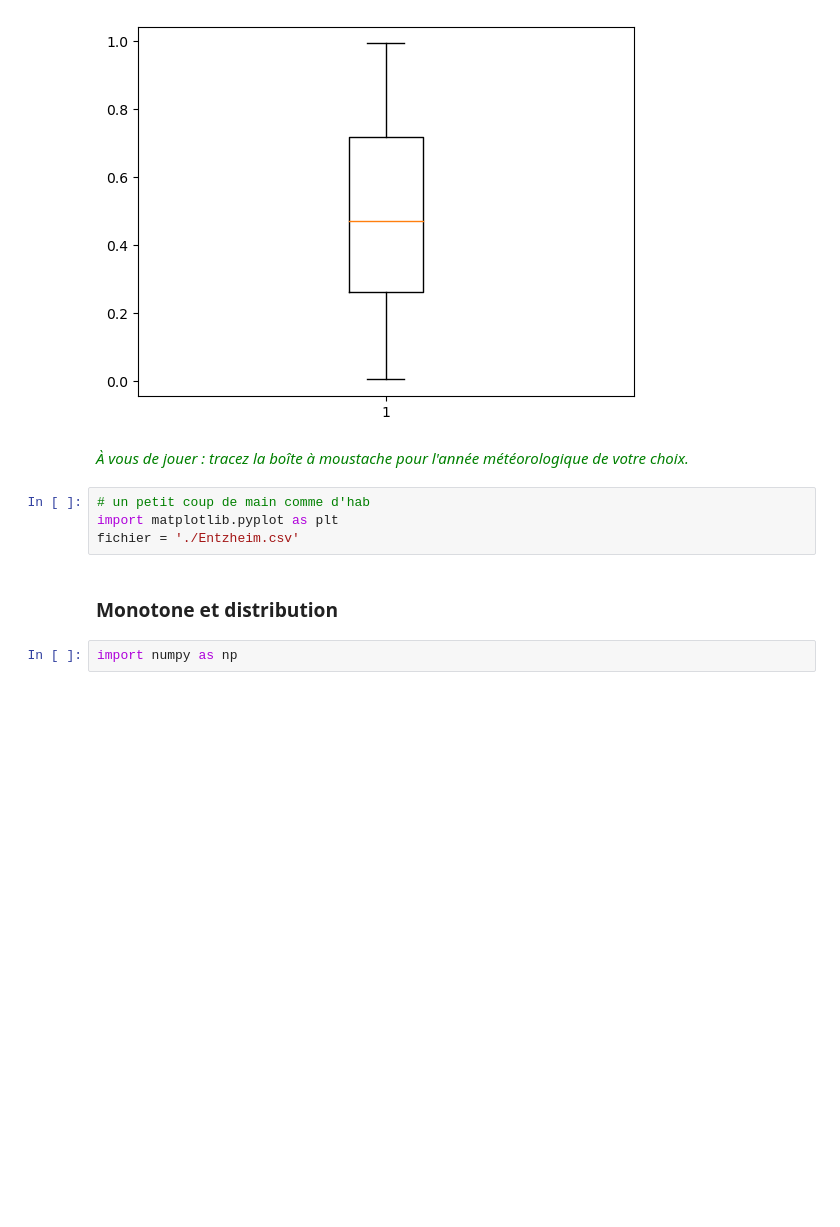
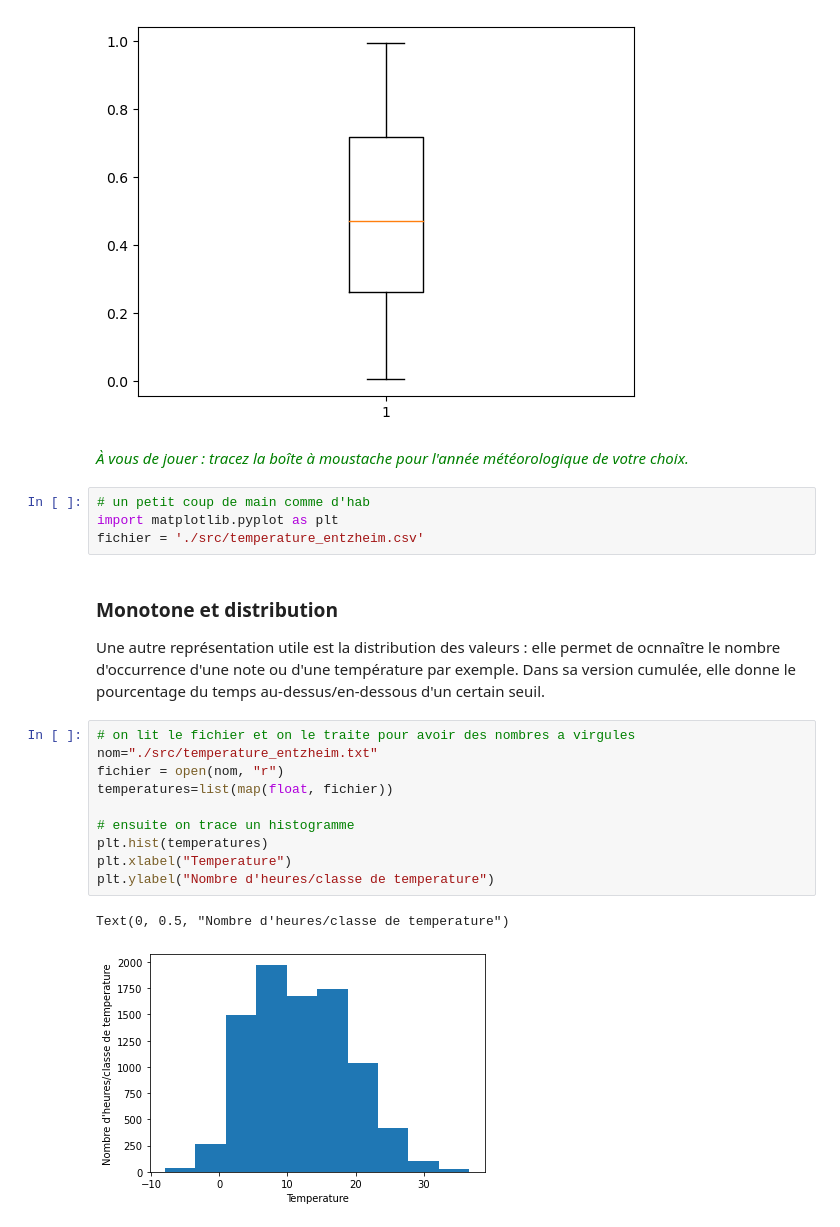
Before and after one commit to eddes/INSA, a Jupyter notebook: python/tuto_2.ipynb, the cells around one changed output. Saved outputs shown, nothing was run; the diff lists cells and outputs as text; blank space fills up the shorter version.

```diff
--- a/python/tuto_2.ipynb
+++ b/python/tuto_2.ipynb
@@ -113,8 +113,20 @@ plt.boxplot(T) # on trace la boite a moustaches
 # %%
 # un petit coup de main comme d'hab
 import matplotlib.pyplot as plt
-fichier = './Entzheim.csv'
+fichier = './src/temperature_entzheim.csv'
 # %% [markdown]
 ### Monotone et distribution
+Une autre représentation utile est la distribution des valeurs : elle permet de ocnnaître le nombre d'occurrence d'une note ou d'une température par exemple. Dans sa version cumulée, elle donne le pourcentage du temps au-dessus/en-dessous d'un certain seuil.
 # %%
-import numpy as np
+# on lit le fichier et on le traite pour avoir des nombres a virgules
+nom="./src/temperature_entzheim.txt"
+fichier = open(nom, "r")
+temperatures=list(map(float, fichier))
+
+# ensuite on trace un histogramme
+plt.hist(temperatures)
+plt.xlabel("Temperature")
+plt.ylabel("Nombre d'heures/classe de temperature")
+# %% [output]
+Text(0, 0.5, "Nombre d'heures/classe de temperature")
+[figure, added]
```
Also changed, not shown: parts of 10 cells of this notebook.
